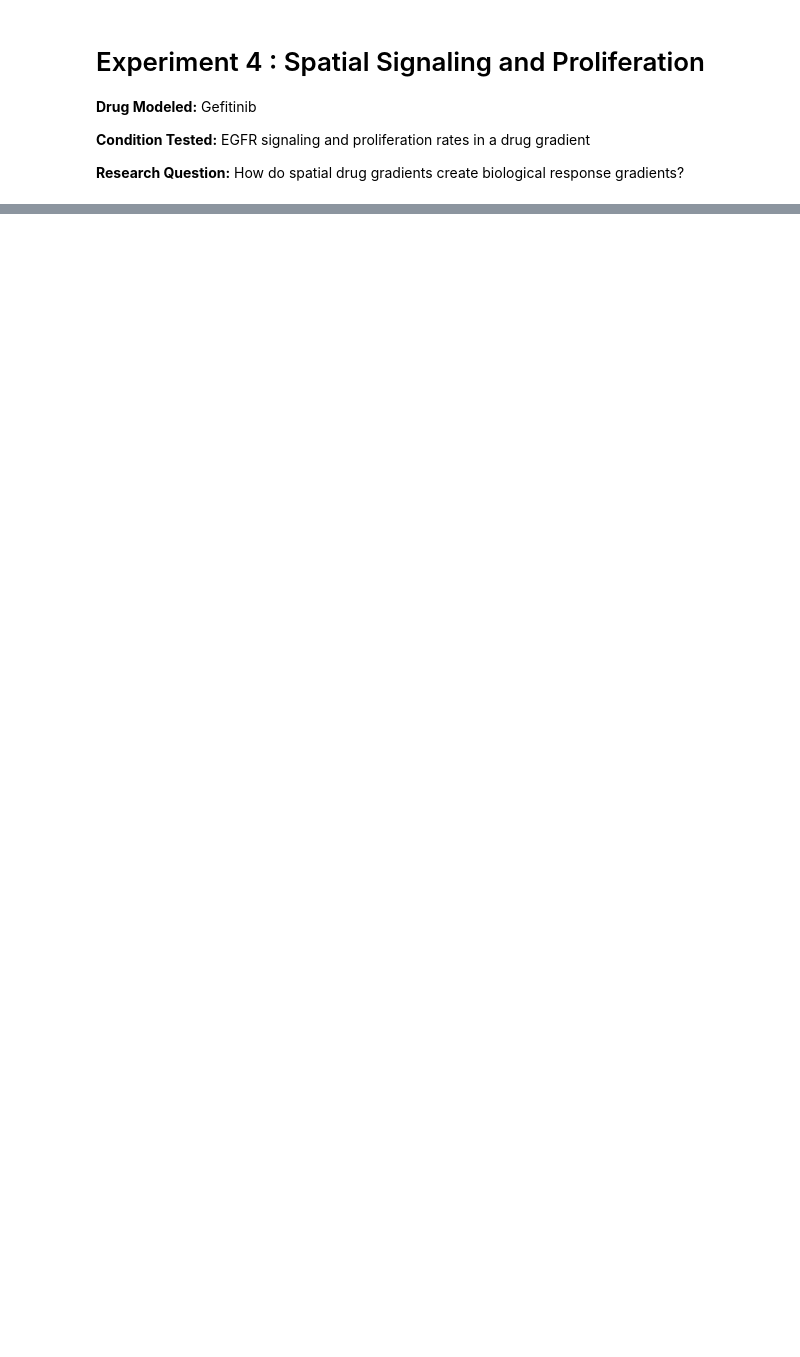
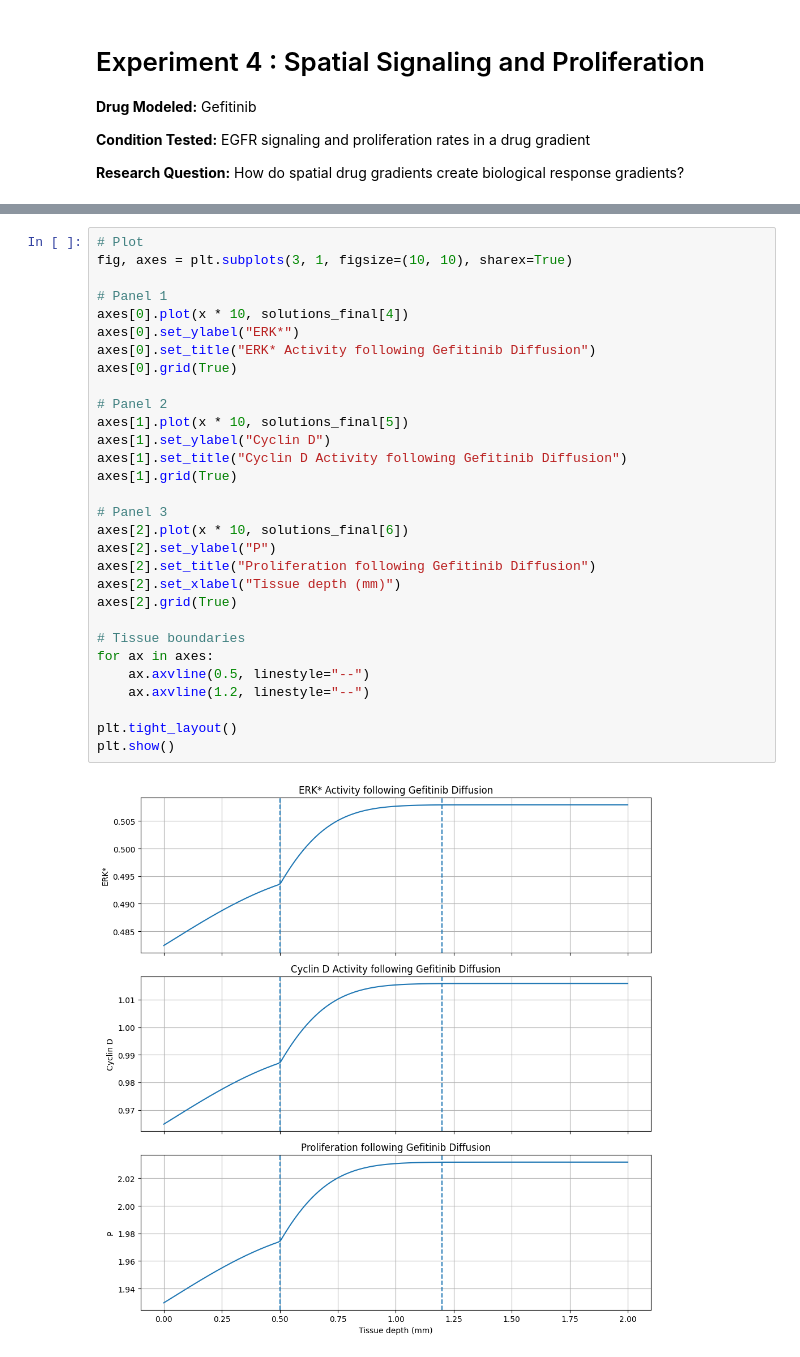
Before and after one commit to abhirym/Drug-Diffusion-Project, a Jupyter notebook: exp04b_spatial_signaling_and_proliferation.ipynb, the cells around one changed output, grey strips where cells are left out. Saved outputs shown, nothing was run; the diff lists cells and outputs as text; blank space fills up the shorter version.

```diff
--- a/exp04b_spatial_signaling_and_proliferation.ipynb
+++ b/exp04b_spatial_signaling_and_proliferation.ipynb
@@ -243,0 +284,32 @@ True
+# %%
+# Plot
+fig, axes = plt.subplots(3, 1, figsize=(10, 10), sharex=True)
+
+# Panel 1
+axes[0].plot(x * 10, solutions_final[4])
+axes[0].set_ylabel("ERK*")
+axes[0].set_title("ERK* Activity following Gefitinib Diffusion")
+axes[0].grid(True)
+
+# Panel 2
+axes[1].plot(x * 10, solutions_final[5])
+axes[1].set_ylabel("Cyclin D")
+axes[1].set_title("Cyclin D Activity following Gefitinib Diffusion")
+axes[1].grid(True)
+
+# Panel 3
+axes[2].plot(x * 10, solutions_final[6])
+axes[2].set_ylabel("P")
+axes[2].set_title("Proliferation following Gefitinib Diffusion")
+axes[2].set_xlabel("Tissue depth (mm)")
+axes[2].grid(True)
+
+# Tissue boundaries
+for ax in axes:
+    ax.axvline(0.5, linestyle="--")
+    ax.axvline(1.2, linestyle="--")
+
+plt.tight_layout()
+plt.show()
+# %% [output]
+[figure, added]
```
Also changed, not shown: parts of 9 cells of this notebook, 7 other files.
